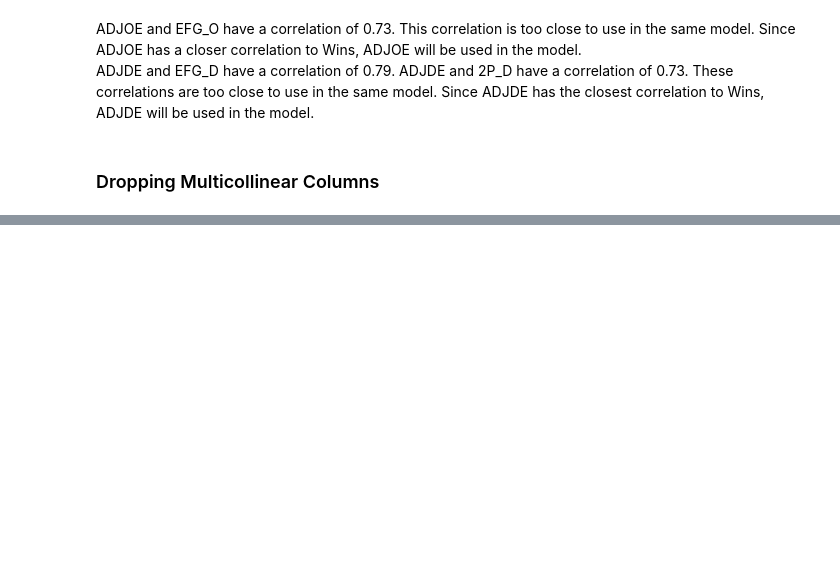
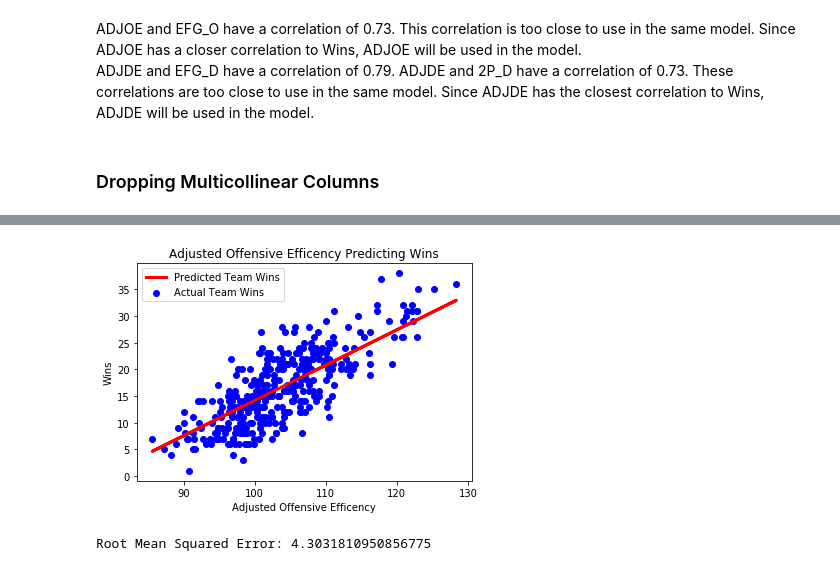
Before and after one commit to ChrisFiorentine/mod2_project, a Jupyter notebook: Final_notebook.ipynb, the cells around one changed output, grey strips where cells are left out. Cells and saved outputs as stored; diff of their text form; code cells hidden in the pictures; blank space fills up the shorter version.

```diff
--- a/Final_notebook.ipynb
+++ b/Final_notebook.ipynb
@@ -450,0 +521,5 @@ df2 = df.drop('EFG_O')
+# %%
+X = df3['ADJOE'].values.reshape(-1,1)
+Y = df3['W'].values.reshape(-1,1)
+# %%
+X_train, X_test, Y_train, Y_test = train_test_split(X, Y, test_size=0.2, random_state=0) # 80% of data is used to train model and 20% used to test model
@@ -450,0 +558,14 @@ df2 = df.drop('EFG_O')
+# %%
+plt.scatter(X_test, Y_test, color = 'blue', label = 'Actual Team Wins')
+plt.plot(X_test, W_pred_adjoe, color = 'red', linewidth = 3, label = 'Predicted Team Wins')
+plt.xlabel('Adjusted Offensive Efficency')
+plt.ylabel('Wins')
+plt.legend()
+plt.title('Adjusted Offensive Efficency Predicting Wins')
+plt.show() # Graphing Predicted Wins vs Actual Wins
+# %% [output]
+[figure, added]
+# %%
+print('Root Mean Squared Error:', np.sqrt(metrics.mean_squared_error(Y_test, wins_pred_adjoe))) # Model RMSE
+# %% [output]
+Root Mean Squared Error: 4.3031810950856775
```
Also changed, not shown: parts of 96 cells of this notebook.
